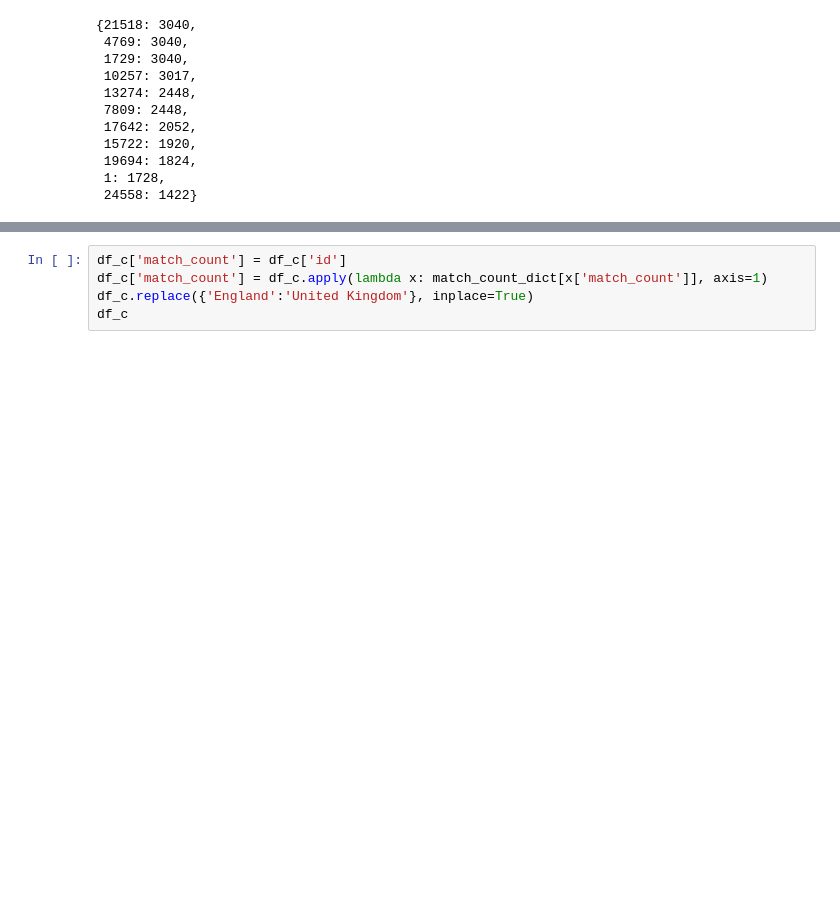
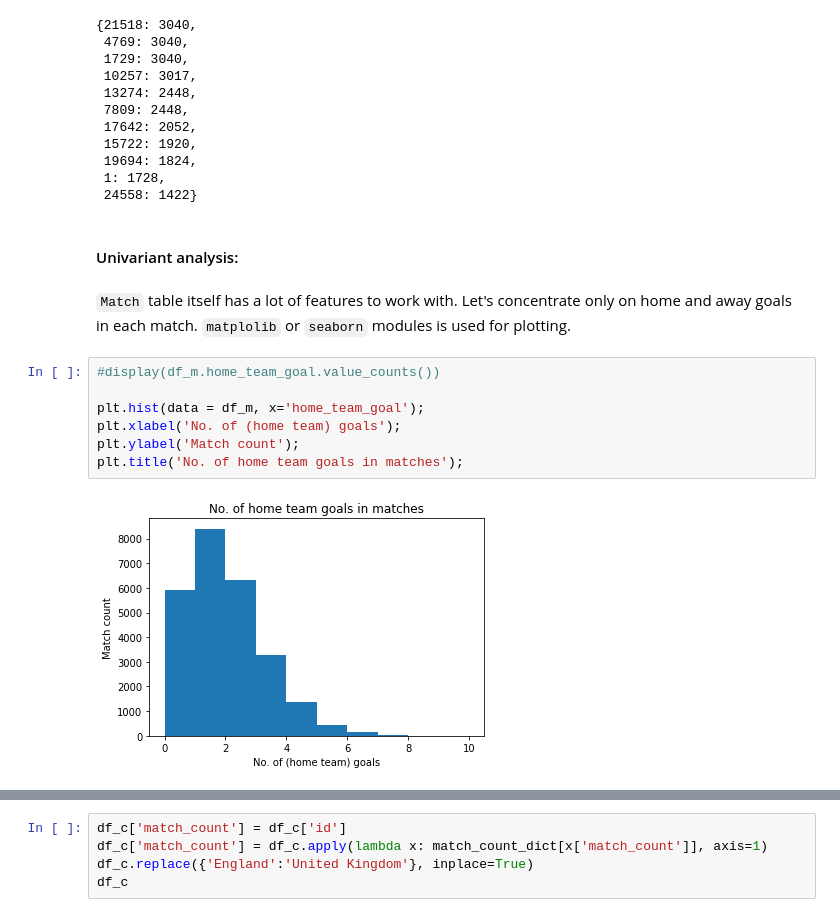
Before and after one commit to haritum/Project-Europe-Soccer, a Jupyter notebook: notebooks/Project-Europe-Soccer.ipynb, the cells around one changed output, grey strips where cells are left out. Saved outputs shown, nothing was run; the diff lists cells and outputs as text; blank space fills up the shorter version.

```diff
--- a/notebooks/Project-Europe-Soccer.ipynb
+++ b/notebooks/Project-Europe-Soccer.ipynb
@@ -198,3 +198,16 @@ match_count_dict
  19694: 1824,
  1: 1728,
  24558: 1422}
+# %% [markdown]
+#### Univariant analysis:
+# %% [markdown]
+`Match` table itself has a lot of features to work with. Let's concentrate only on home and away goals in each match. `matplolib` or `seaborn` modules is used for plotting.
+# %%
+#display(df_m.home_team_goal.value_counts())
+
+plt.hist(data = df_m, x='home_team_goal');
+plt.xlabel('No. of (home team) goals');
+plt.ylabel('Match count');
+plt.title('No. of home team goals in matches');
+# %% [output]
+[figure, added]
```
Also changed, not shown: parts of 21 cells of this notebook.
